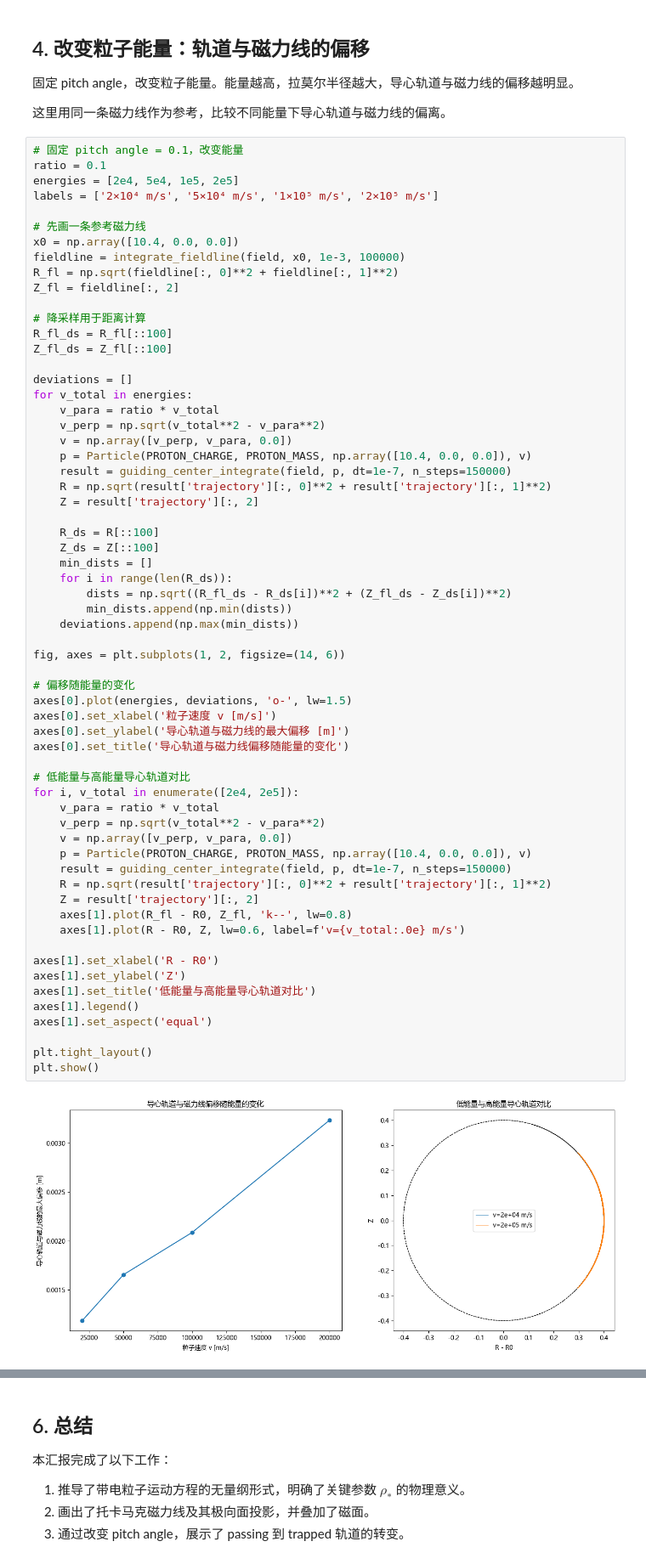
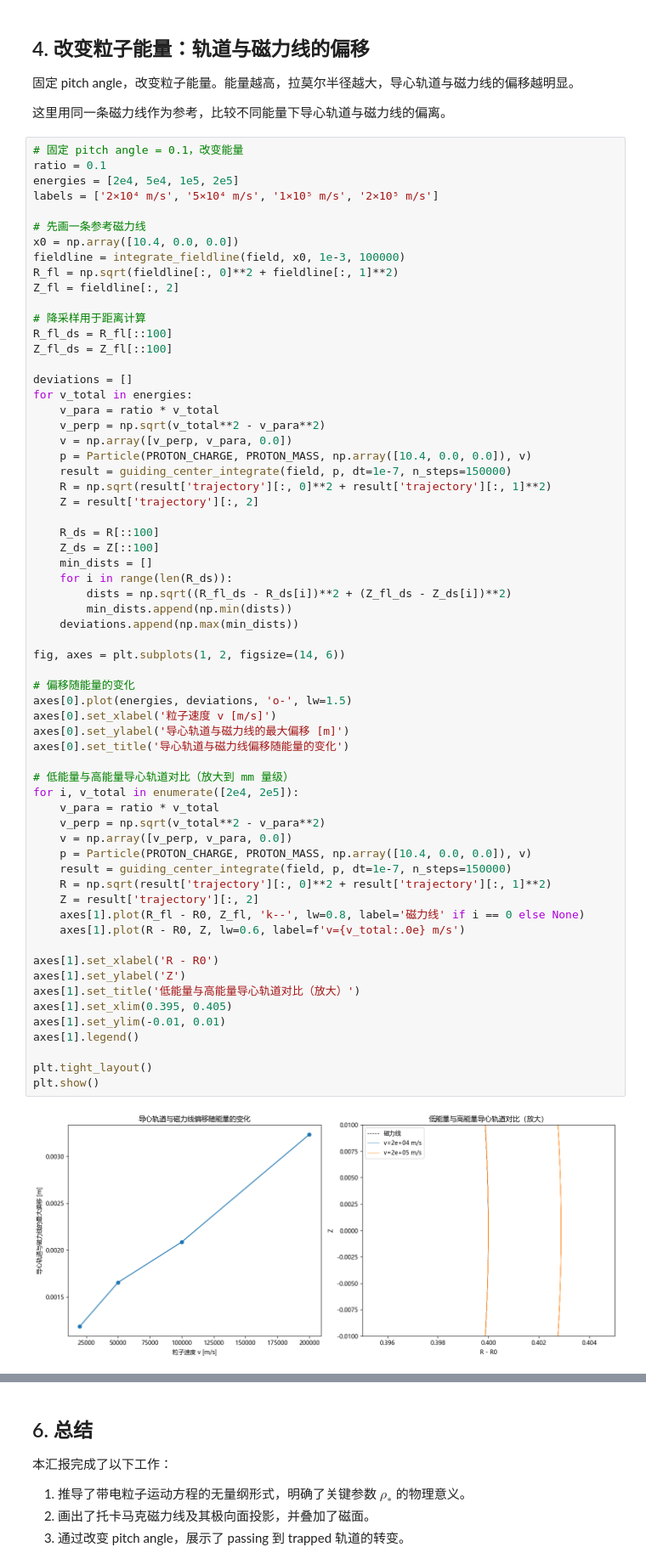
Before and after one commit to Lamb701/particle-simulation, a Jupyter notebook: notebooks/complete_report.ipynb, the cells around one changed output, grey strips where cells are left out. Shown at 85% size. Cells and saved outputs as stored; diff of their text form.

```diff
--- a/notebooks/complete_report.ipynb
+++ b/notebooks/complete_report.ipynb
@@ -169,38 +201,39 @@ for v_total in energies:
     for i in range(len(R_ds)):
         dists = np.sqrt((R_fl_ds - R_ds[i])**2 + (Z_fl_ds - Z_ds[i])**2)
         min_dists.append(np.min(dists))
     deviations.append(np.max(min_dists))
 
 fig, axes = plt.subplots(1, 2, figsize=(14, 6))
 
 # 偏移随能量的变化
 axes[0].plot(energies, deviations, 'o-', lw=1.5)
 axes[0].set_xlabel('粒子速度 v [m/s]')
 axes[0].set_ylabel('导心轨道与磁力线的最大偏移 [m]')
 axes[0].set_title('导心轨道与磁力线偏移随能量的变化')
 
-# 低能量与高能量导心轨道对比
+# 低能量与高能量导心轨道对比（放大到 mm 量级）
 for i, v_total in enumerate([2e4, 2e5]):
     v_para = ratio * v_total
     v_perp = np.sqrt(v_total**2 - v_para**2)
     v = np.array([v_perp, v_para, 0.0])
     p = Particle(PROTON_CHARGE, PROTON_MASS, np.array([10.4, 0.0, 0.0]), v)
     result = guiding_center_integrate(field, p, dt=1e-7, n_steps=150000)
     R = np.sqrt(result['trajectory'][:, 0]**2 + result['trajectory'][:, 1]**2)
     Z = result['trajectory'][:, 2]
-    axes[1].plot(R_fl - R0, Z_fl, 'k--', lw=0.8)
+    axes[1].plot(R_fl - R0, Z_fl, 'k--', lw=0.8, label='磁力线' if i == 0 else None)
     axes[1].plot(R - R0, Z, lw=0.6, label=f'v={v_total:.0e} m/s')
 
 axes[1].set_xlabel('R - R0')
 axes[1].set_ylabel('Z')
-axes[1].set_title('低能量与高能量导心轨道对比')
+axes[1].set_title('低能量与高能量导心轨道对比（放大）')
+axes[1].set_xlim(0.395, 0.405)
+axes[1].set_ylim(-0.01, 0.01)
 axes[1].legend()
-axes[1].set_aspect('equal')
 
 plt.tight_layout()
 plt.show()
 # %% [output]
-[figure, old version]
+[figure, new version]
 # %% [markdown]
 ## 5. 轨道特征的物理解释
 
```
Also changed, not shown: parts of 3 cells of this notebook, 1 other file.
